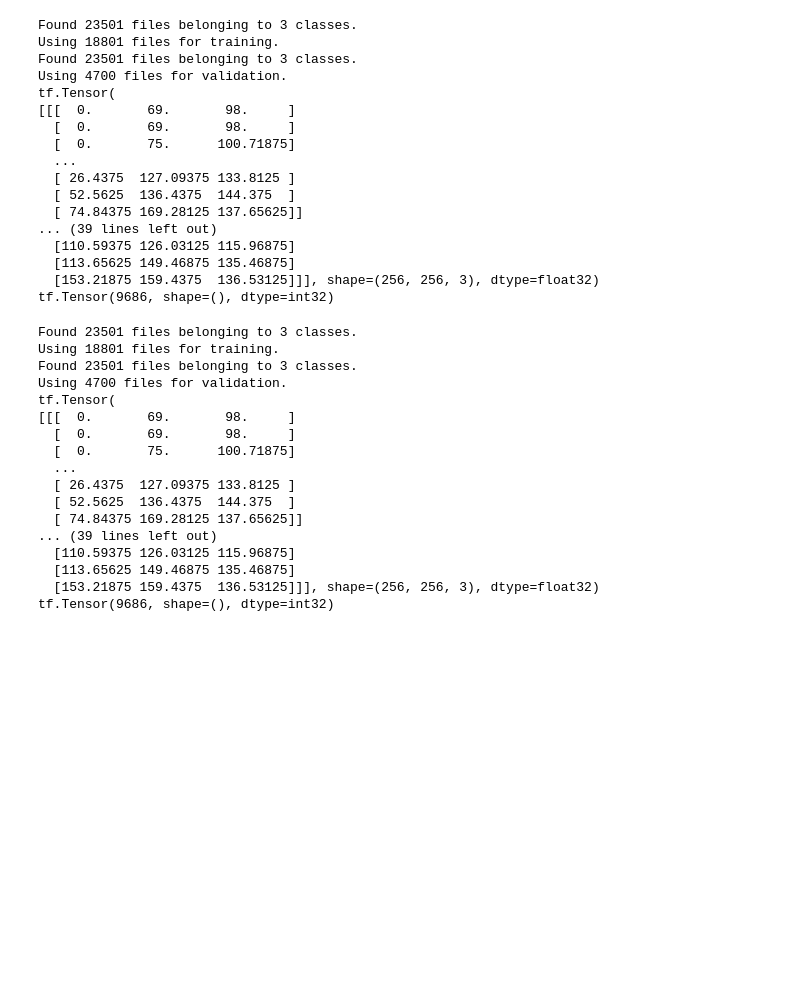
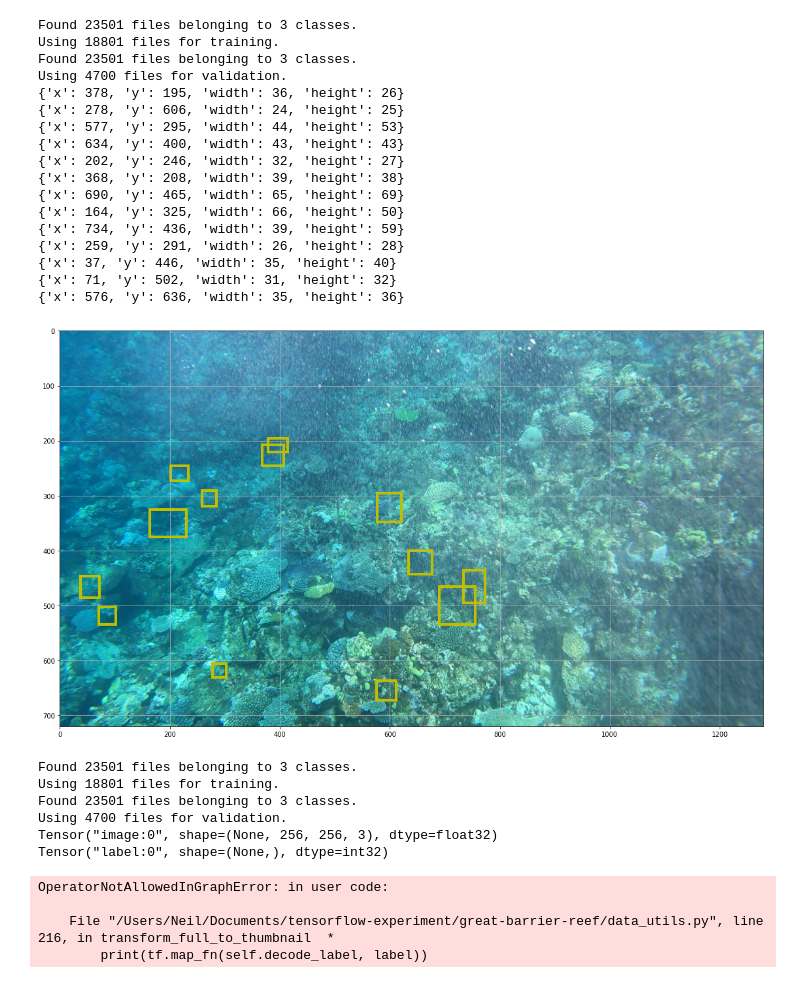
Before and after one commit to ngoecknerwald/starfish-perception-telescope, a Jupyter notebook: great-barrier-reef/test_data_loading_classes.ipynb, the cells around one changed output. Drawn from its saved outputs; the diff is of its cells as text; code cells hidden in the pictures; blank space fills up the shorter version.

```diff
--- a/great-barrier-reef/test_data_loading_classes.ipynb
+++ b/great-barrier-reef/test_data_loading_classes.ipynb
@@ -7,33 +9,43 @@ from importlib import reload
 # %%
-# Exercise loading the dataset as is
+# Exercise loading the dataset
 reload(data_utils)
-data=data_utils.DataLoader(input_file='tensorflow-great-barrier-reef')
-images= data.get_training(validation_split=0.2, batch_size=9, shuffle=True)
+data=data_utils.DataLoaderFull(input_file='tensorflow-great-barrier-reef')
+images= data.get_training(validation_split=0.2, batch_size=64, shuffle=True)
 
 # Check that the image batch looks like what we expect
 for image,label in images:
-    print(image[0])
-    print(label[0])
+
+    figure(figsize=(16,9))
+    imshow(image[0].numpy() / 255.)
+    for annotation in data.decode_label(label[0].numpy()):
+        print(annotation)
+        rect = patches.Rectangle((annotation['x'], annotation['y']),
+                             annotation['width'], annotation['height'],
+                             linewidth=4, edgecolor='y', facecolor='none')
+        gca().add_patch(rect)
+    gca().grid('True')
+    tight_layout()
+    show()
     break
-    # TODO make some plots!
 # %% [output]
 Found 23501 files belonging to 3 classes.
 Using 18801 files for training.
 Found 23501 files belonging to 3 classes.
 Using 4700 files for validation.
-tf.Tensor(
-[[[  0.       69.       98.     ]
-  [  0.       69.       98.     ]
-  [  0.       75.      100.71875]
-  ...
-  [ 26.4375  127.09375 133.8125 ]
-  [ 52.5625  136.4375  144.375  ]
-  [ 74.84375 169.28125 137.65625]]
-... (39 lines left out)
-  [110.59375 126.03125 115.96875]
-  [113.65625 149.46875 135.46875]
-  [153.21875 159.4375  136.53125]]], shape=(256, 256, 3), dtype=float32)
-tf.Tensor(9686, shape=(), dtype=int32)
+{'x': 378, 'y': 195, 'width': 36, 'height': 26}
+{'x': 278, 'y': 606, 'width': 24, 'height': 25}
+{'x': 577, 'y': 295, 'width': 44, 'height': 53}
+{'x': 634, 'y': 400, 'width': 43, 'height': 43}
+{'x': 202, 'y': 246, 'width': 32, 'height': 27}
+{'x': 368, 'y': 208, 'width': 39, 'height': 38}
+{'x': 690, 'y': 465, 'width': 65, 'height': 69}
+{'x': 164, 'y': 325, 'width': 66, 'height': 50}
+{'x': 734, 'y': 436, 'width': 39, 'height': 59}
+{'x': 259, 'y': 291, 'width': 26, 'height': 28}
+{'x': 37, 'y': 446, 'width': 35, 'height': 40}
+{'x': 71, 'y': 502, 'width': 31, 'height': 32}
+{'x': 576, 'y': 636, 'width': 35, 'height': 36}
+[figure, added]
 # %%
 # Get a new set of images, these should be different but have correct annotations
 reload(data_utils)
@@ -50,16 +62,9 @@ Found 23501 files belonging to 3 classes.
 Using 18801 files for training.
 Found 23501 files belonging to 3 classes.
 Using 4700 files for validation.
-tf.Tensor(
-[[[  0.       69.       98.     ]
-  [  0.       69.       98.     ]
-  [  0.       75.      100.71875]
-  ...
-  [ 26.4375  127.09375 133.8125 ]
-  [ 52.5625  136.4375  144.375  ]
-  [ 74.84375 169.28125 137.65625]]
-... (39 lines left out)
-  [110.59375 126.03125 115.96875]
-  [113.65625 149.46875 135.46875]
-  [153.21875 159.4375  136.53125]]], shape=(256, 256, 3), dtype=float32)
-tf.Tensor(9686, shape=(), dtype=int32)
+Tensor("image:0", shape=(None, 256, 256, 3), dtype=float32)
+Tensor("label:0", shape=(None,), dtype=int32)
+OperatorNotAllowedInGraphError: in user code:
+
+    File "/Users/Neil/Documents/tensorflow-experiment/great-barrier-reef/data_utils.py", line 216, in transform_full_to_thumbnail  *
+        print(tf.map_fn(self.decode_label, label))
```
Also changed, not shown: parts of 1 cell of this notebook, 1 other file.
